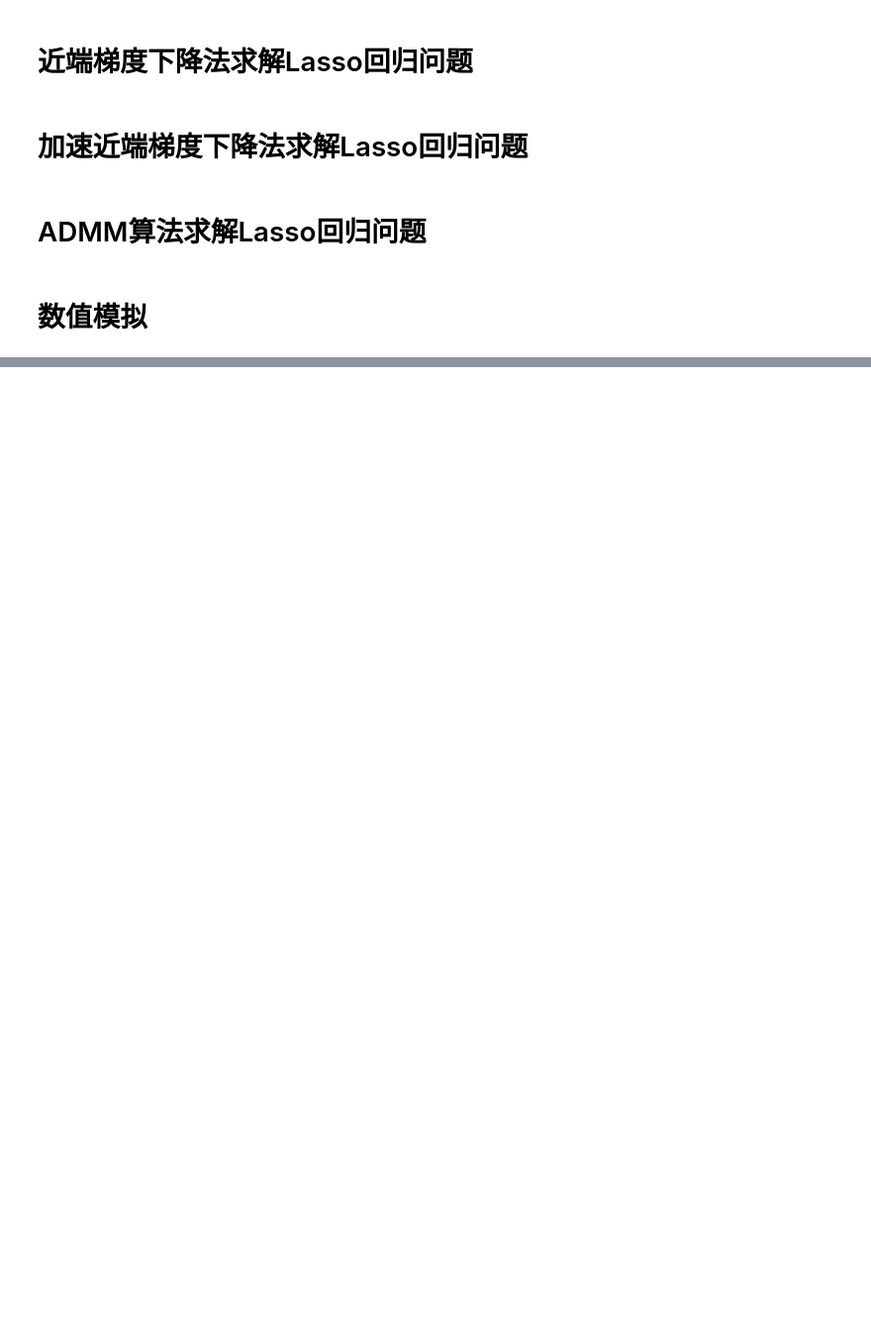
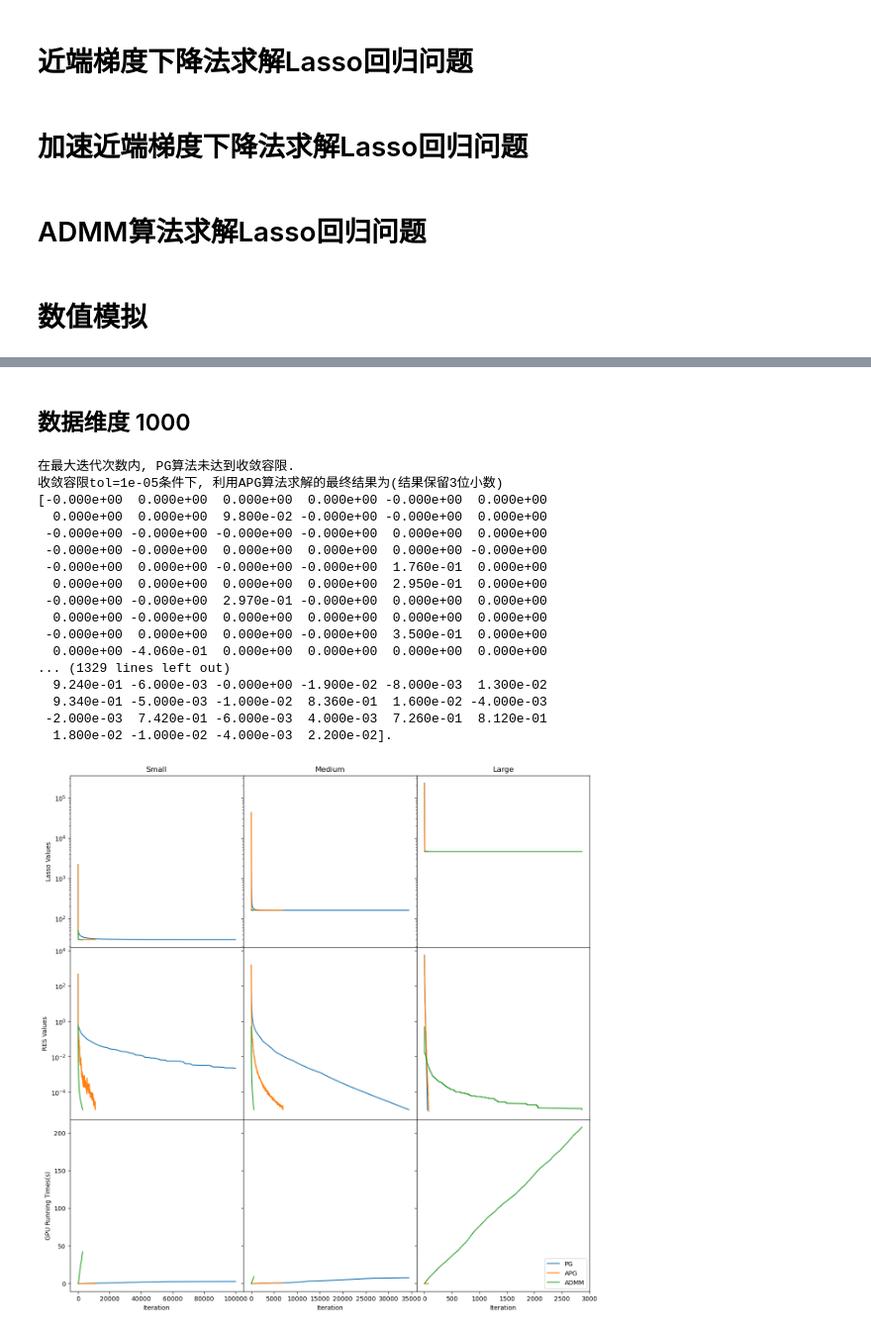
Before and after one commit to IsKevinLiu/S1405004_Homework, a Jupyter notebook: demo.ipynb, the cells around one changed output, grey strips where cells are left out. Shown: that part at 99% size. Cells and saved outputs as stored; diff of their text form; code cells hidden in the pictures; blank space fills up the shorter version.

```diff
--- a/demo.ipynb
+++ b/demo.ipynb
@@ -172,0 +410,57 @@ ADMM time: 167.03486347198486
+# %% [markdown]
+## 数据维度 1000
+# %%
+iters = int(1e5)
+tol = 1e-5
+
+# 设置画布
+fig, axs = plt.subplots(3, 3, figsize=(15, 15), sharey='row', sharex='col')
+plt.rcParams['xtick.direction'] = 'in'
+plt.rcParams['ytick.direction'] = 'in'
+plt.subplots_adjust(wspace=0, hspace=0)
+algorithms = ['PG', 'APG', 'ADMM']
+data_scales = ['Small', 'Medium', 'Large']
+np.random.seed(0)
+
+for j, num in enumerate([100, 1000, 10000]):
+    matrixA, vectorb, true_coef = generate_data(num, 1000)
+    # show_process=False 不输出中间过程
+    x_pg, y_pg, res_pg, times_pg = pg_lasso(matrixA, vectorb, 0.4, max_iter=iters, tol=tol, plot=False,
+                                            show_process=False)
+    x_apg, y_apg, res_apg, times_apg = apg_lasso(matrixA, vectorb, 0.4, max_iter=iters, tol=tol, plot=False,
+                                                 show_process=False)
+    x_admm, y_admm, res_admm, times_admm = admm_lasso(matrixA, vectorb, 0.4, 1, max_iter=iters, tol=tol, plot=False,
+                                                      show_process=False)
+    Y = [y_pg, y_apg, y_admm]
+    RES = [res_pg, res_apg, res_admm]
+    TIMES = [times_pg, times_apg, times_admm]
+    for i in range(3):
+        view_plot_2(Y[i], RES[i], TIMES[i], axs[:, j], algorithms[i], data_scales[j])
+axs[2, 0].set_xlabel('Iteration')
+axs[2, 1].set_xlabel('Iteration')
+axs[2, 2].set_xlabel('Iteration')
+axs[0, 0].set_ylabel('Lasso Values')
+axs[1, 0].set_ylabel('RES Values')
+axs[2, 0].set_ylabel('GPU Running Times(s)')
+
+plt.legend(loc='lower right')
+plt.show()
+# %% [output]
+在最大迭代次数内, PG算法未达到收敛容限.
+收敛容限tol=1e-05条件下, 利用APG算法求解的最终结果为(结果保留3位小数)
+[-0.000e+00  0.000e+00  0.000e+00  0.000e+00 -0.000e+00  0.000e+00
+  0.000e+00  0.000e+00  9.800e-02 -0.000e+00 -0.000e+00  0.000e+00
+ -0.000e+00 -0.000e+00 -0.000e+00 -0.000e+00  0.000e+00  0.000e+00
+ -0.000e+00 -0.000e+00  0.000e+00  0.000e+00  0.000e+00 -0.000e+00
+ -0.000e+00  0.000e+00 -0.000e+00 -0.000e+00  1.760e-01  0.000e+00
+  0.000e+00  0.000e+00  0.000e+00  0.000e+00  2.950e-01  0.000e+00
+ -0.000e+00 -0.000e+00  2.970e-01 -0.000e+00  0.000e+00  0.000e+00
+  0.000e+00 -0.000e+00  0.000e+00  0.000e+00  0.000e+00  0.000e+00
+ -0.000e+00  0.000e+00  0.000e+00 -0.000e+00  3.500e-01  0.000e+00
+  0.000e+00 -4.060e-01  0.000e+00  0.000e+00  0.000e+00  0.000e+00
+... (1329 lines left out)
+  9.240e-01 -6.000e-03 -0.000e+00 -1.900e-02 -8.000e-03  1.300e-02
+  9.340e-01 -5.000e-03 -1.000e-02  8.360e-01  1.600e-02 -4.000e-03
+ -2.000e-03  7.420e-01 -6.000e-03  4.000e-03  7.260e-01  8.120e-01
+  1.800e-02 -1.000e-02 -4.000e-03  2.200e-02].
+[figure, added]
```
Also changed, not shown: parts of 11 cells of this notebook, 1 other file.
